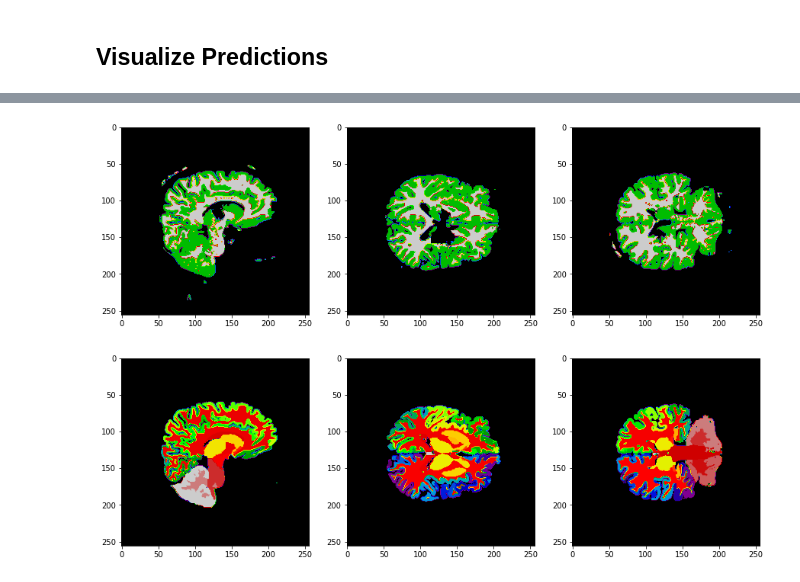
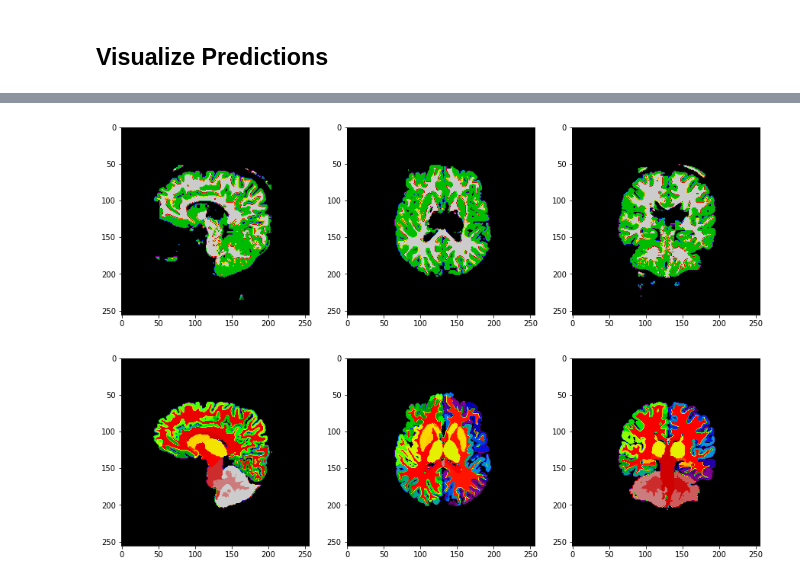
Before and after one commit to catalyst-team/neuro, a Jupyter notebook: GMWM_Prediction_and_Visualization.ipynb, the cells around one changed output, grey strips where cells are left out. Drawn from its saved outputs; the diff is of its cells as text; code cells hidden in the pictures.

```diff
--- a/GMWM_Prediction_and_Visualization.ipynb
+++ b/GMWM_Prediction_and_Visualization.ipynb
@@ -161,14 +184,14 @@ show_slices(
 # %%
 show_slices(
-    [unet_predicted_segmentation[120, :,:].cpu(),
-     unet_predicted_segmentation[:, 120,:].cpu(),
-     unet_predicted_segmentation[:, :, 120].cpu()], raw=False)
+    [unet_predicted_segmentation[120, :,:].cpu().numpy()[:, ::-1],
+     unet_predicted_segmentation[:, 120,:].cpu().numpy().T[::-1],
+     unet_predicted_segmentation[:, :, 120].cpu().T], raw=False)
 # %% [output]
-[figure, old version]
+[figure, new version]
 # %%
 show_slices(
-    [meshnet_atlas_predicted_segmentation[120, :,:].cpu(),
-     meshnet_atlas_predicted_segmentation[:, 120,:].cpu(),
-     meshnet_atlas_predicted_segmentation[:, :, 120].cpu()], raw=False)
+    [meshnet_atlas_predicted_segmentation[120, :,:].cpu().numpy()[:, ::-1],
+     meshnet_atlas_predicted_segmentation[:, 120,:].cpu().numpy().T[::-1],
+     meshnet_atlas_predicted_segmentation[:, :, 120].cpu().T], raw=False)
 # %% [output]
-[figure, old version]
+[figure, new version]
```
Also changed, not shown: parts of 10 cells of this notebook.
